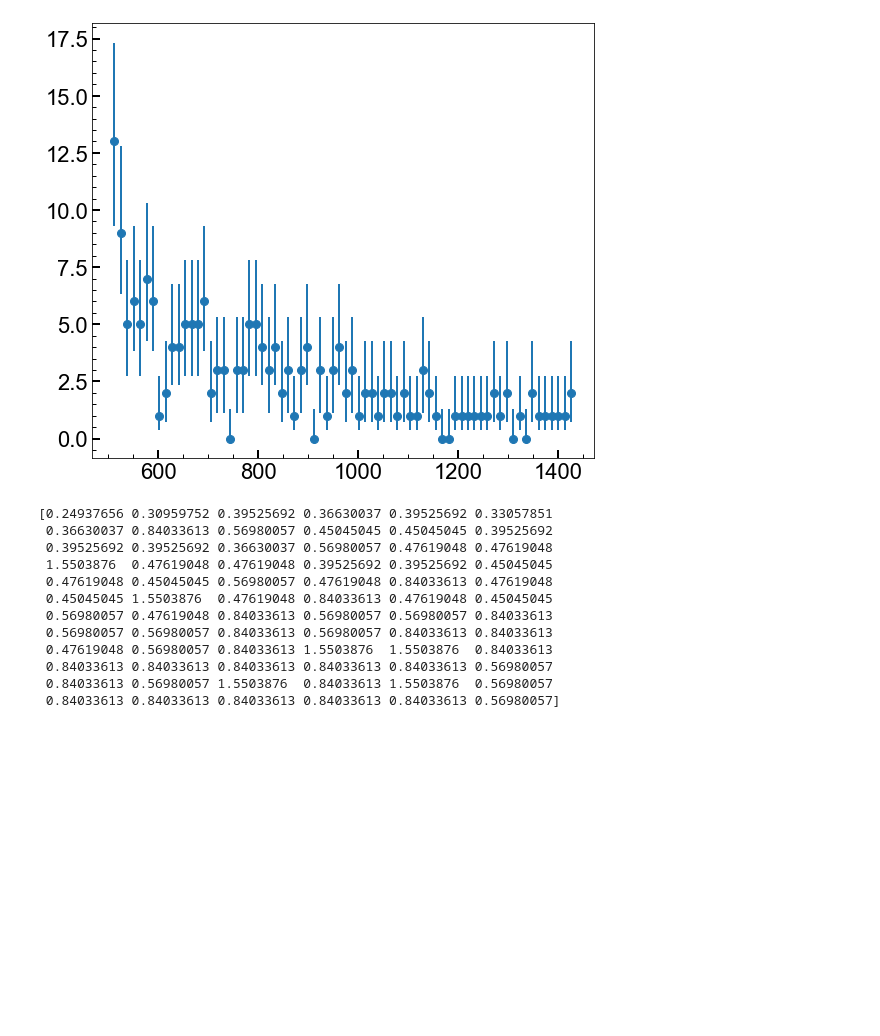
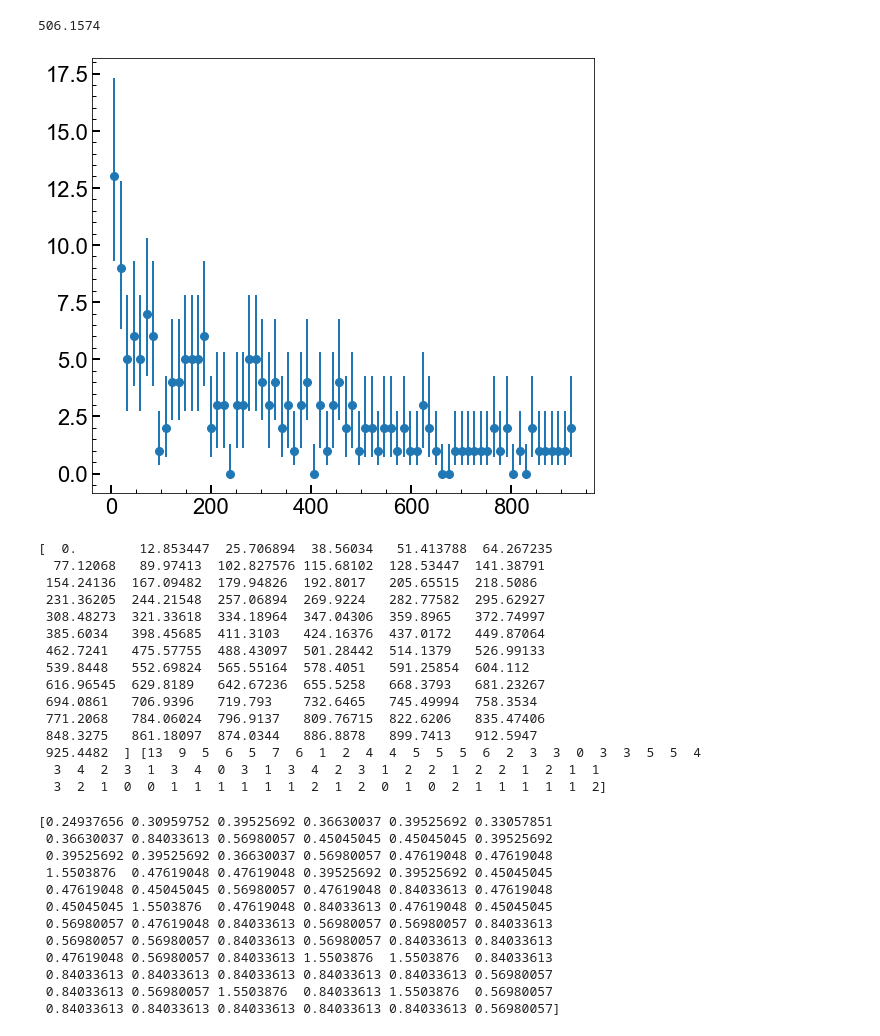
Before and after one commit to villano-lab/thermal-flux_paper2023, a Jupyter notebook: PlotSCDMSCfData-April-ANV-Buggy.ipynb, the cells around one changed output. Saved outputs shown, nothing was run; the diff lists cells and outputs as text; code cells hidden in the pictures; blank space fills up the shorter version.

```diff
--- a/PlotSCDMSCfData-April-ANV-Buggy.ipynb
+++ b/PlotSCDMSCfData-April-ANV-Buggy.ipynb
@@ -85,35 +86,56 @@ error = (0,0)
  #   error = (5.30, 11.32)
 
 #if count == 9:
  #   error = (6.33, 12.79)
 
 #if count == 12:
  #   error = (9.28, 17.30)
 
 #weight = 1/(error[1]-error[0])
 
 
 #matplotlib.pyplot.errorbar(t, yerr=error)
-counts, bins = np.histogram(t,bins=72)
+min_t=np.min(t)
+print(min_t)
+
+counts, bins = np.histogram(t-min_t,bins=72)
+
 thing = (bins[:-1]+bins[1:])/2
 fig,axes = plt.subplots(1,1, figsize=(9,8))
 error1 = [0.00,0.37,0.74,1.10,2.34,2.75,3.82,4.25,5.30,6.33,6.78,7.81,8.83,9.28]
 error2 = [1.29,2.75,4.25,5.30,6.78,7.81,9.28,10.30,11.32,12.79,13.81,14.82,16.29,17.30]
 ntot = counts
 ntot_plus = np.zeros(np.shape(ntot))
 ntot_minus = np.zeros(np.shape(ntot))
 for i,ncount in enumerate(ntot):
     if ncount<=20:
         ntot_plus[i] = error2[ncount]-ncount
         ntot_minus[i] = ncount-error1[ncount]
     else:
         ntot_plus[i] = np.sqrt(ncount)
         ntot_minus[i] = np.sqrt(ncount)
 ax1=axes
 ax1.errorbar(thing, counts, yerr=[ntot_minus,ntot_plus], marker='o', markersize=8, linestyle = 'none')
 plt.show(fig)
+print(bins,counts)
 # %% [output]
+506.1574
-[figure, old version]
+[figure, new version]
+[  0.        12.853447  25.706894  38.56034   51.413788  64.267235
+  77.12068   89.97413  102.827576 115.68102  128.53447  141.38791
+ 154.24136  167.09482  179.94826  192.8017   205.65515  218.5086
+ 231.36205  244.21548  257.06894  269.9224   282.77582  295.62927
+ 308.48273  321.33618  334.18964  347.04306  359.8965   372.74997
+ 385.6034   398.45685  411.3103   424.16376  437.0172   449.87064
+ 462.7241   475.57755  488.43097  501.28442  514.1379   526.99133
+ 539.8448   552.69824  565.55164  578.4051   591.25854  604.112
+ 616.96545  629.8189   642.67236  655.5258   668.3793   681.23267
+ 694.0861   706.9396   719.793    732.6465   745.49994  758.3534
+ 771.2068   784.06024  796.9137   809.76715  822.6206   835.47406
+ 848.3275   861.18097  874.0344   886.8878   899.7413   912.5947
+ 925.4482  ] [13  9  5  6  5  7  6  1  2  4  4  5  5  5  6  2  3  3  0  3  3  5  5  4
+  3  4  2  3  1  3  4  0  3  1  3  4  2  3  1  2  2  1  2  2  1  2  1  1
+  3  2  1  0  0  1  1  1  1  1  1  2  1  2  0  1  0  2  1  1  1  1  1  2]
 # %%
 weight = (1/((ntot_plus+ntot_minus)/2))
 print(weight)
```
Also changed, not shown: parts of 4 cells of this notebook.
